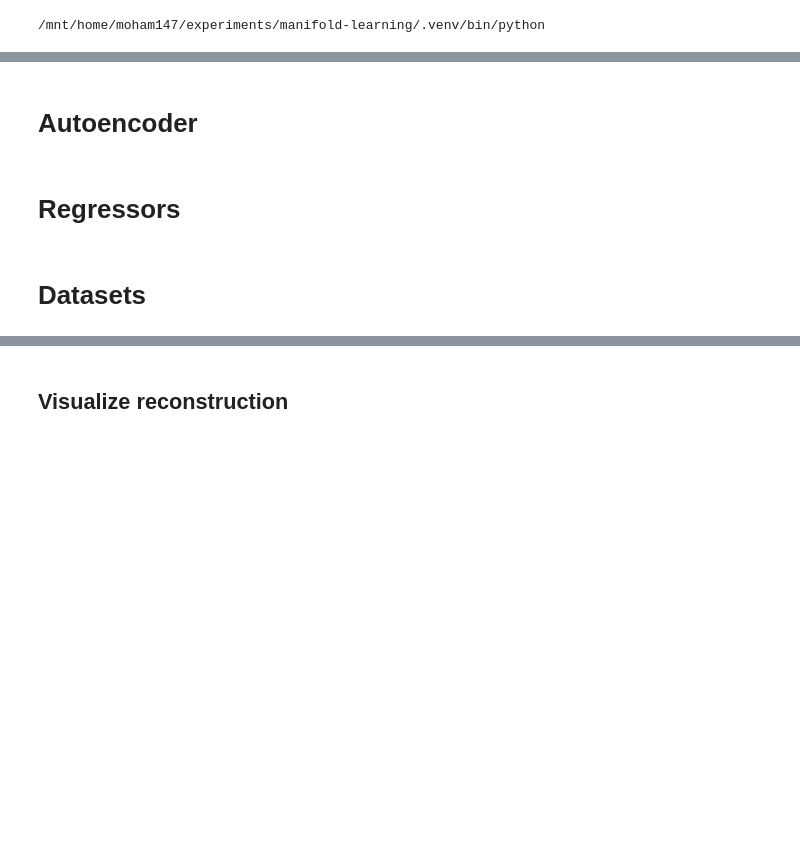
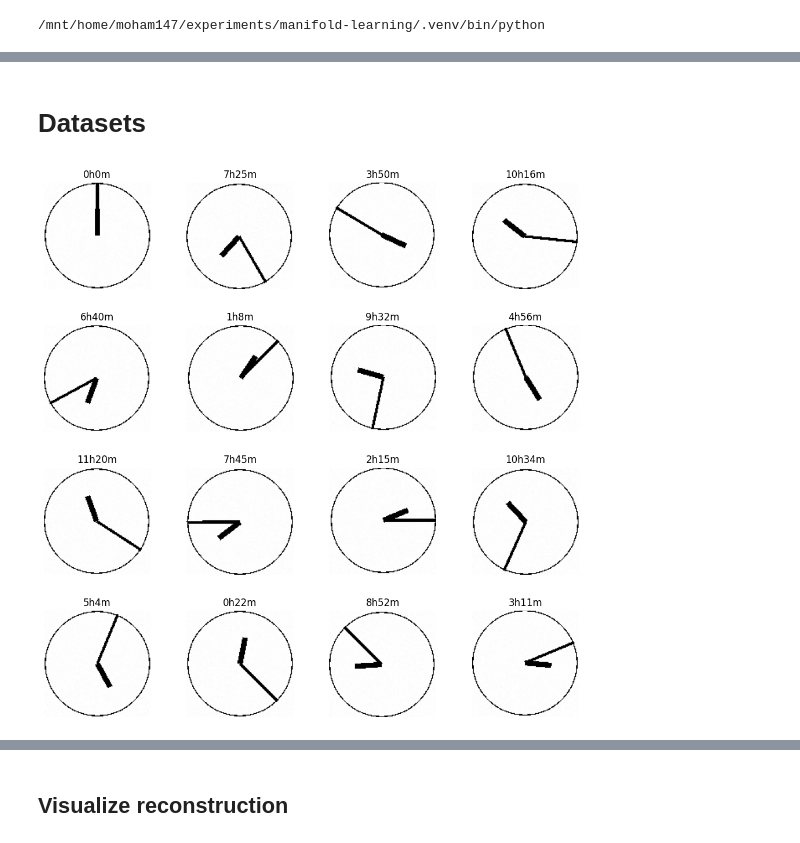
Before and after one commit to uzairname/manifold-learning, a Jupyter notebook: main.ipynb, the cells around one changed output, grey strips where cells are left out. Drawn from its saved outputs; the diff is of its cells as text; code cells hidden in the pictures; blank space fills up the shorter version.

```diff
--- a/main.ipynb
+++ b/main.ipynb
@@ -26,6 +5,2 @@ torch.Size([1, 128, 128])
-# %% [markdown]
-# Autoencoder
-# %% [markdown]
-# Regressors
 # %% [markdown]
 # Datasets
@@ -53,0 +7,29 @@ for i, (img, labels_2d, labels_1d) in enumerate(data):
+# %%
+import torch
+from torch.utils.data import DataLoader
+from datasets.clock import ClockDataset
+import matplotlib.pyplot as plt
+
+
+IMG_SIZE = 128
+BATCH_SIZE = 1
+data_size = 16
+
+dataset = ClockDataset(len=data_size, img_size=IMG_SIZE, minute_hand_len=1, augment=False, supervised=True)
+dataloader = DataLoader(dataset, batch_size=BATCH_SIZE, shuffle=False, pin_memory=True)
+
+# visualize 16 images
+fig, axs = plt.subplots(4, 4, figsize=(10, 10))
+fig.tight_layout()
+for i, (img, labels2d, _) in enumerate(dataloader):
+    if i >= 16:
+        break
+    hour = labels2d[0][0] * 12
+    minute = labels2d[0][1] * 60
+    axs[i // 4, i % 4].imshow(img[0].permute(1, 2, 0), cmap='gray')
+    axs[i // 4, i % 4].set_title(f"{hour:.0f}h{minute:.0f}m")
+    axs[i // 4, i % 4].axis('off')
+
+plt.show()
+# %% [output]
+[figure, added]
```
Also changed, not shown: parts of 19 cells of this notebook, 12 other files.
